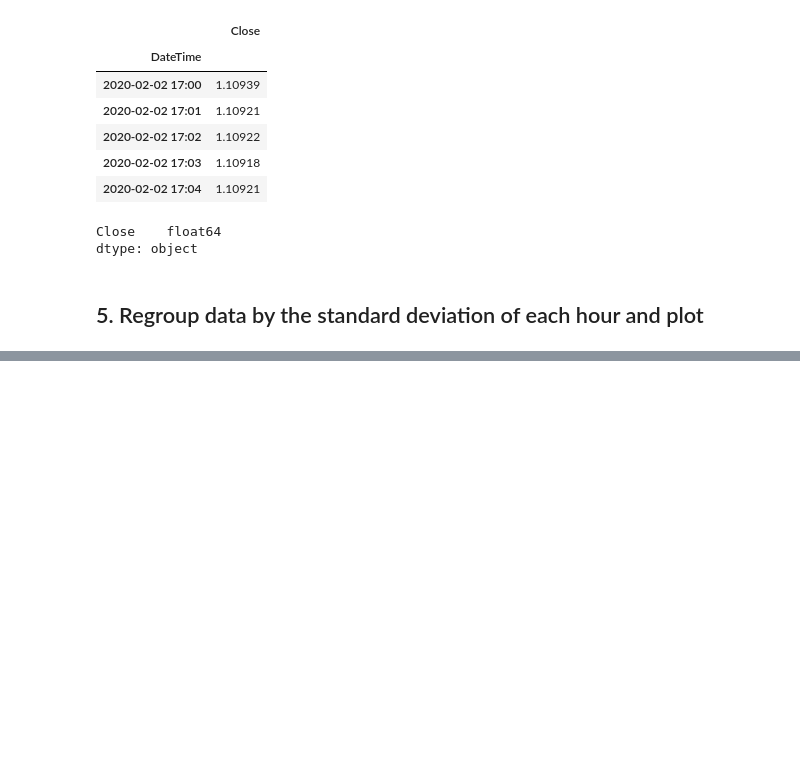
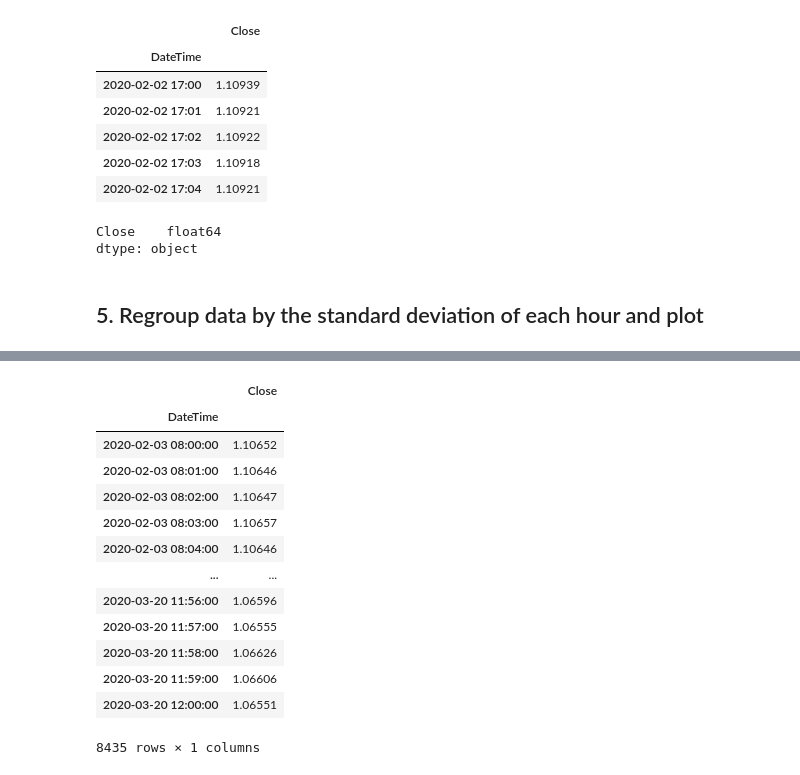
Before and after one commit to treyhunold/project_2, a Jupyter notebook: Trey/binning_tradewindow.ipynb, the cells around one changed output, grey strips where cells are left out. Saved outputs shown, nothing was run; the diff lists cells and outputs as text; code cells hidden in the pictures; blank space fills up the shorter version.

```diff
--- a/Trey/binning_tradewindow.ipynb
+++ b/Trey/binning_tradewindow.ipynb
@@ -64,4 +64,20 @@ close_data_df.groupby(pd.Grouper(freq="4H")).std().hvplot(kind='bar', rot=90)
 [interactive output not drawn]
 # %%
 #Sliceing dataframe to our windown 8am - 12pm
-trade_window_df = close_data_df.iloc[])
+trade_window_df = close_data_df.between_time('8:00', '12:00')
+trade_window_df
+# %% [output]
+|  | Close |
+| DateTime |  |
+| 2020-02-03 08:00:00 | 1.10652 |
+| 2020-02-03 08:01:00 | 1.10646 |
+| 2020-02-03 08:02:00 | 1.10647 |
+| 2020-02-03 08:03:00 | 1.10657 |
+| 2020-02-03 08:04:00 | 1.10646 |
+| ... | ... |
+| 2020-03-20 11:56:00 | 1.06596 |
+| 2020-03-20 11:57:00 | 1.06555 |
+| 2020-03-20 11:58:00 | 1.06626 |
+| 2020-03-20 11:59:00 | 1.06606 |
+| 2020-03-20 12:00:00 | 1.06551 |
+8435 rows × 1 columns
```
Also changed, not shown: parts of 4 cells of this notebook, 1 other file.
